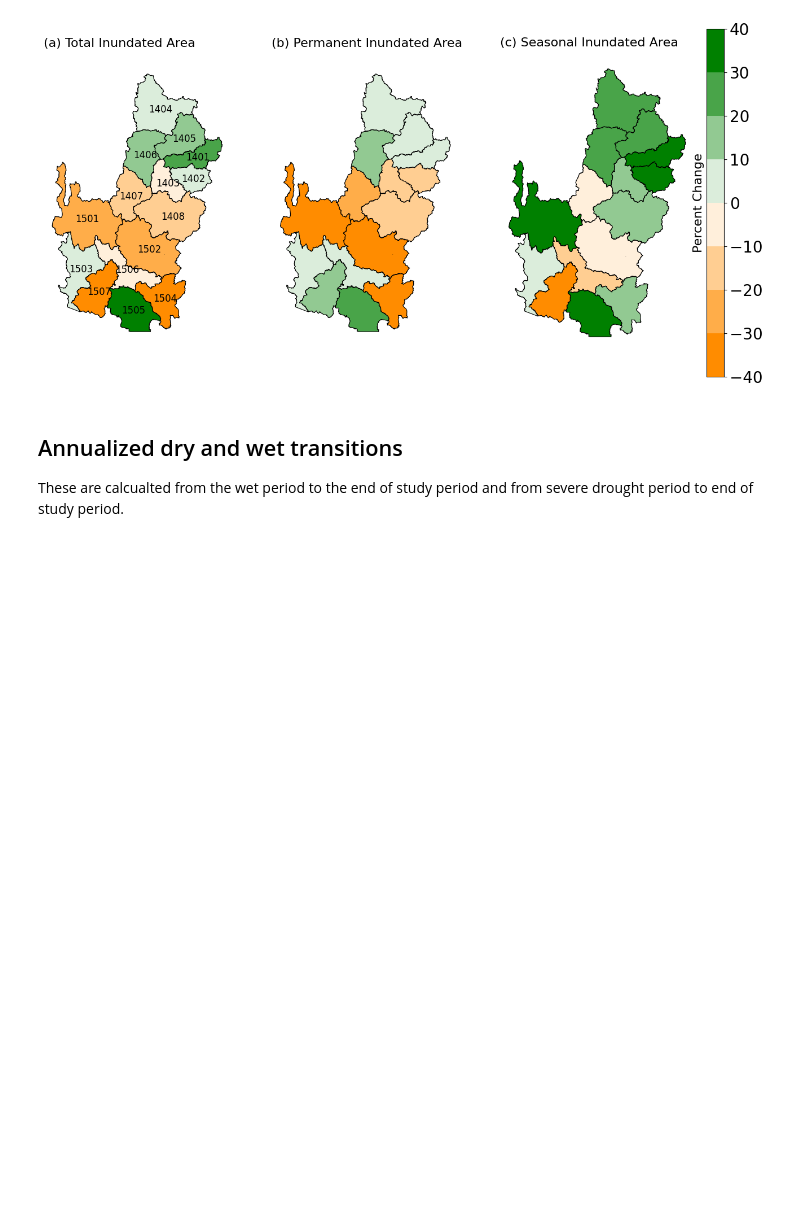
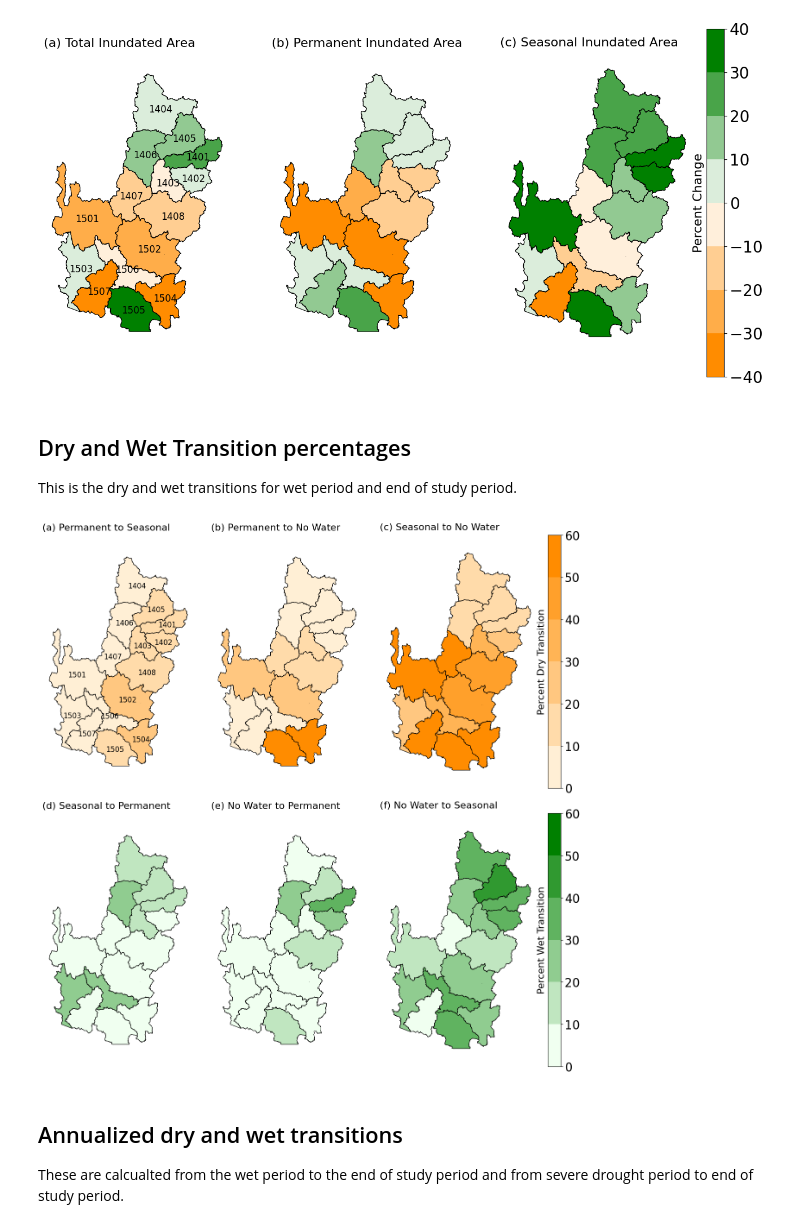
Before and after one commit to ppuentex/Surface_Water_Analysis-CRB, a Jupyter notebook: Results/generate-figures.ipynb, the cells around one changed output. Cells and saved outputs as stored; diff of their text form; code cells hidden in the pictures; blank space fills up the shorter version.

Commit message:
adding code and figure for individual dry and wet transitions

```diff
--- a/Results/generate-figures.ipynb
+++ b/Results/generate-figures.ipynb
@@ -395,6 +395,56 @@ for idx, row in huc4_transitions_92_19.iterrows():
 plt.savefig('../Results/figures/percent_change_water_type-figure2.jpg', bbox_inches ='tight', dpi = 600)
 # %% [output]
 [figure]
+# %% [markdown]
+## Dry and Wet Transition percentages
+This is the dry and wet transitions for wet period and end of study period.
+# %%
+# Define a custom colormap
+cmap_dry = mcolors.LinearSegmentedColormap.from_list('custom_dry', [(0, 'papayawhip'),  (1, 'darkorange')], N = 6)
+cmap_wet = mcolors.LinearSegmentedColormap.from_list('custom_wet', [(0, 'honeydew'),  (1, 'green')], N = 6)
+
+fig, ax = plt.subplots(2, 3, figsize=(16, 16), gridspec_kw={'width_ratios': [1,1, 1.3]})
+plt.rcParams.update({'font.size': 20})
+vmin = 0; vmax = 60
+
+huc4_transitions_92_19.plot(ax=ax[0,0], column='perm_season_perc', legend=False, cmap=cmap_dry, linewidth=0.8, edgecolor='0', vmin=vmin, vmax=vmax)
+ax[0,0].axis('off')  # Turn off axis
+ax[0,0].text(0, 1.07, '(a) Permanent to Seasonal', transform=ax[0,0].transAxes, fontsize = 16)
+
+huc4_transitions_92_19.plot(ax=ax[0,1], column='perm_nowater_perc', legend=False, cmap=cmap_dry, linewidth=0.8, edgecolor='0', vmin=vmin, vmax=vmax)
+ax[0,1].axis('off')  # Turn off axis
+ax[0,1].text(0, 1.07, '(b) Permanent to No Water', transform=ax[0,1].transAxes, fontsize = 16)
+
+huc4_transitions_92_19.plot(ax=ax[0,2], column='seasonal_nowater_perc', legend=True, cmap=cmap_dry, linewidth=0.8, edgecolor='0', vmin=vmin, vmax=vmax)
+ax[0,2].axis('off')  # Turn off axis
+ax[0,2].text(0, 1.05, '(c) Seasonal to No Water', transform=ax[0,2].transAxes, fontsize = 16)
+ax[0,2].text(1.05,0.5, 'Percent Dry Transition',horizontalalignment='right',
+        verticalalignment='center', rotation='vertical', transform=ax[0,2].transAxes, fontsize = 16)
+
+huc4_transitions_92_19.plot(ax=ax[1,0], column='seasonal_perm_perc', legend=False, cmap=cmap_wet, linewidth=0.8, edgecolor='0', vmin=vmin, vmax=vmax)
+ax[1,0].axis('off')  # Turn off axis
+ax[1,0].text(0, 1.07, '(d) Seasonal to Permanent', transform=ax[1,0].transAxes, fontsize = 16)
+
+huc4_transitions_92_19.plot(ax=ax[1,1], column='nowater_perm_perc', legend=False, cmap=cmap_wet, linewidth=0.8, edgecolor='0', vmin=vmin, vmax=vmax)
+ax[1,1].axis('off')  # Turn off axis
+ax[1,1].text(0, 1.07, '(e) No Water to Permanent', transform=ax[1,1].transAxes, fontsize = 16)
+
+huc4_transitions_92_19.plot(ax=ax[1,2], column='nowater_season_perc', legend=True, cmap=cmap_wet, linewidth=0.8, edgecolor='0', vmin=vmin, vmax=vmax)
+ax[1,2].axis('off')  # Turn off axis
+ax[1,2].text(0, 1.05, '(f) No Water to Seasonal', transform=ax[1,2].transAxes, fontsize = 16)
+ax[1,2].text(1.05,0.5, 'Percent Wet Transition',horizontalalignment='right',
+        verticalalignment='center', rotation='vertical', transform=ax[1,2].transAxes, fontsize = 16)
+
+
+for idx, row in huc4_transitions_92_19.iterrows():
+    ax[0,0].text(row.geometry.centroid.x - 0.6, row.geometry.centroid.y - 0.2,
+               row["huc4"], fontsize=12, color='black')
+
+plt.subplots_adjust(wspace=0.1, hspace=0.1)
+
+plt.savefig('../Results/figures/transition_percent_change-figure3.jpg', bbox_inches ='tight', dpi = 600)
+# %% [output]
+[figure, added]
 # %% [markdown]
 ## Annualized dry and wet transitions
 These are calcualted from the wet period to the end of study period and from severe drought period to end of study period.
```
Also changed, not shown: 1 other file.
